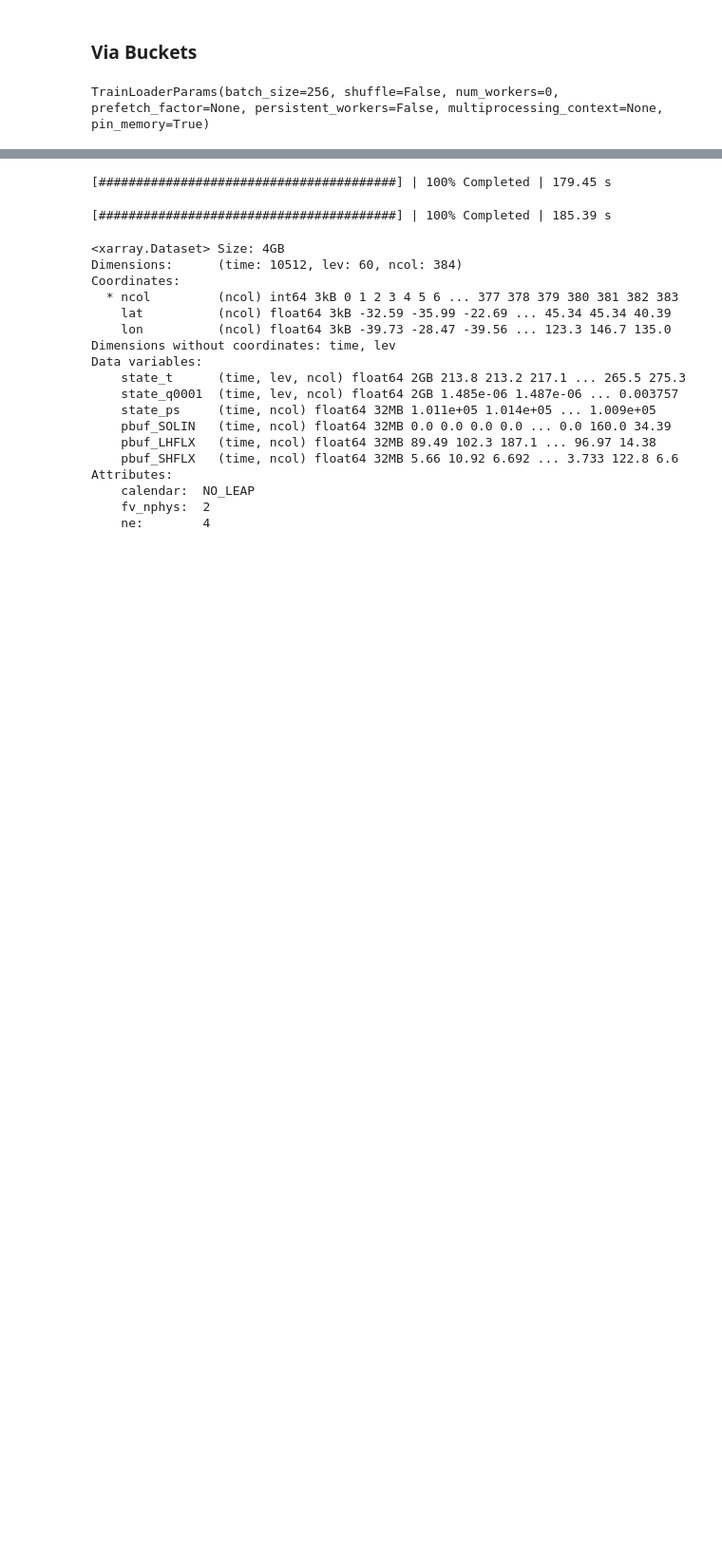
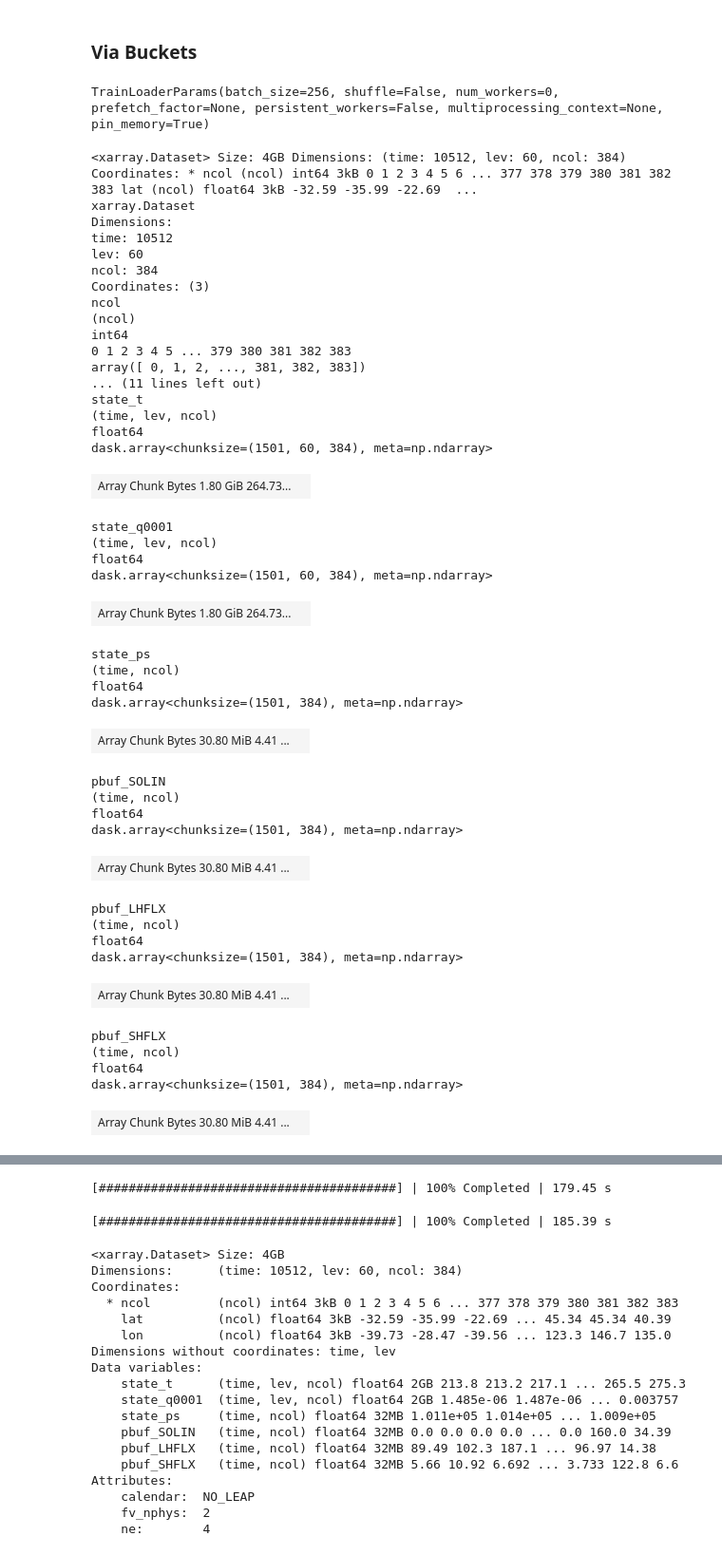
Before and after one commit to SammyAgrawal/diffusion-climsim, a Jupyter notebook: DiffTraining.ipynb, the cells around one changed output, grey strips where cells are left out. Shown at 95% size. Saved outputs shown, nothing was run; the diff lists cells and outputs as text; code cells hidden in the pictures; blank space fills up the shorter version.

```diff
--- a/DiffTraining.ipynb
+++ b/DiffTraining.ipynb
@@ -37,3 +35,6 @@ device
 ## Loading Data
 # %% [markdown]
 ### Via Numpy Array
+# %%
+dconfig = tru.DataConfig()
+dconfig
@@ -40,8 +48,3 @@ device
 # %%
-X, Y = diff.load_numpy_arrays()
-Xarr, Yarr = diff.reconstruct_xarr_from_npy(
-    X, Y,
-    subsampling= dconfig.xarr_subsamples,
-    data_vars=dconfig.data_vars,
-)
+Xarr, Yarr = diff.reconstruct_xarr_from_npy(X, Y, dconfig)
 # %% [output]
@@ -65,18 +67,62 @@ test_ds.Y = (test_ds.Y - test_ds.Y.mean(dim=0)) / train_ds.Y.std(dim=0)
 dconfig = tru.DataConfig()
 # %%
 dconfig.dataset_type = "ClimsimImageDataset"
+dconfig.source = "gcsfs"
 dconfig.train_test_split = [0.05, 0.02]
 dconfig.dataloader_params.batch_size = 256
 dconfig.dataloader_params
 # %% [output]
 TrainLoaderParams(batch_size=256, shuffle=False, num_workers=0, prefetch_factor=None, persistent_workers=False, multiprocessing_context=None, pin_memory=True)
 # %%
-input_vars, output_vars = data.load_vars(dconfig.data_vars, tendencies=dconfig.use_tendencies)
-dsi, dso = data.load_raw_dataset(dconfig.climsim_type, chunks=True, chunksizes=dconfig.chunksize)
-dsi = data.add_space(dsi[input_vars].rename({'sample':'time'}))
-dso = data.add_space(dso[output_vars].rename({'sample':'time'}))
+dsi, dso = cut.load_raw_dataset(dconfig)
 # %%
 datasets, indices = data.train_test_split(dsi, dso, dconfig.train_test_split)
 (dsi_train, dso_train), (dsi_test, dso_test) = datasets
 # %%
 from dask.diagnostics import ProgressBar
+# %%
+dsi_train
+# %% [output]
+<xarray.Dataset> Size: 4GB Dimensions: (time: 10512, lev: 60, ncol: 384) Coordinates: * ncol (ncol) int64 3kB 0 1 2 3 4 5 6 ... 377 378 379 380 381 382 383 lat (ncol) float64 3kB -32.59 -35.99 -22.69  ...
+xarray.Dataset
+Dimensions:
+time: 10512
+lev: 60
+ncol: 384
+Coordinates: (3)
+ncol
+(ncol)
+int64
+0 1 2 3 4 5 ... 379 380 381 382 383
+array([ 0, 1, 2, ..., 381, 382, 383])
+... (11 lines left out)
+state_t
+(time, lev, ncol)
+float64
+dask.array<chunksize=(1501, 60, 384), meta=np.ndarray>
+| Array Chunk Bytes 1.80 GiB 264.73... |  |
+state_q0001
+(time, lev, ncol)
+float64
+dask.array<chunksize=(1501, 60, 384), meta=np.ndarray>
+| Array Chunk Bytes 1.80 GiB 264.73... |  |
+state_ps
+(time, ncol)
+float64
+dask.array<chunksize=(1501, 384), meta=np.ndarray>
+| Array Chunk Bytes 30.80 MiB 4.41 ... |  |
+pbuf_SOLIN
+(time, ncol)
+float64
+dask.array<chunksize=(1501, 384), meta=np.ndarray>
+| Array Chunk Bytes 30.80 MiB 4.41 ... |  |
+pbuf_LHFLX
+(time, ncol)
+float64
+dask.array<chunksize=(1501, 384), meta=np.ndarray>
+| Array Chunk Bytes 30.80 MiB 4.41 ... |  |
+pbuf_SHFLX
+(time, ncol)
+float64
+dask.array<chunksize=(1501, 384), meta=np.ndarray>
+| Array Chunk Bytes 30.80 MiB 4.41 ... |  |
```
Also changed, not shown: parts of 8 cells of this notebook, 2 other files.
